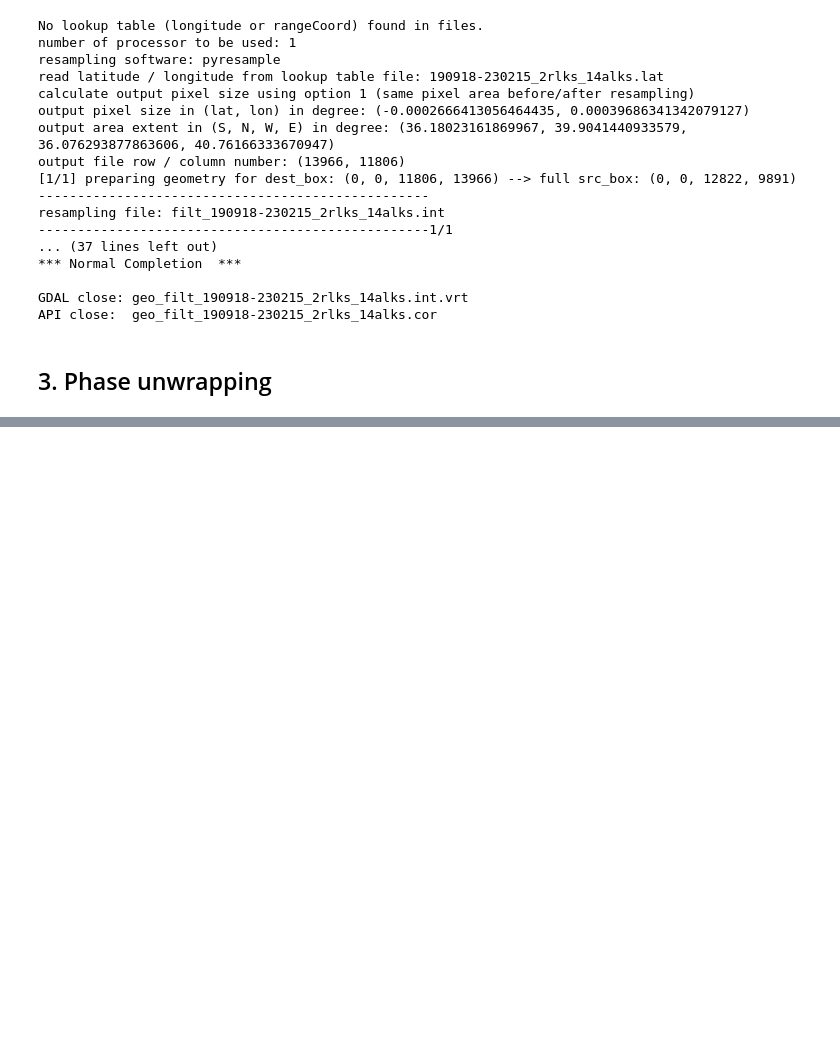
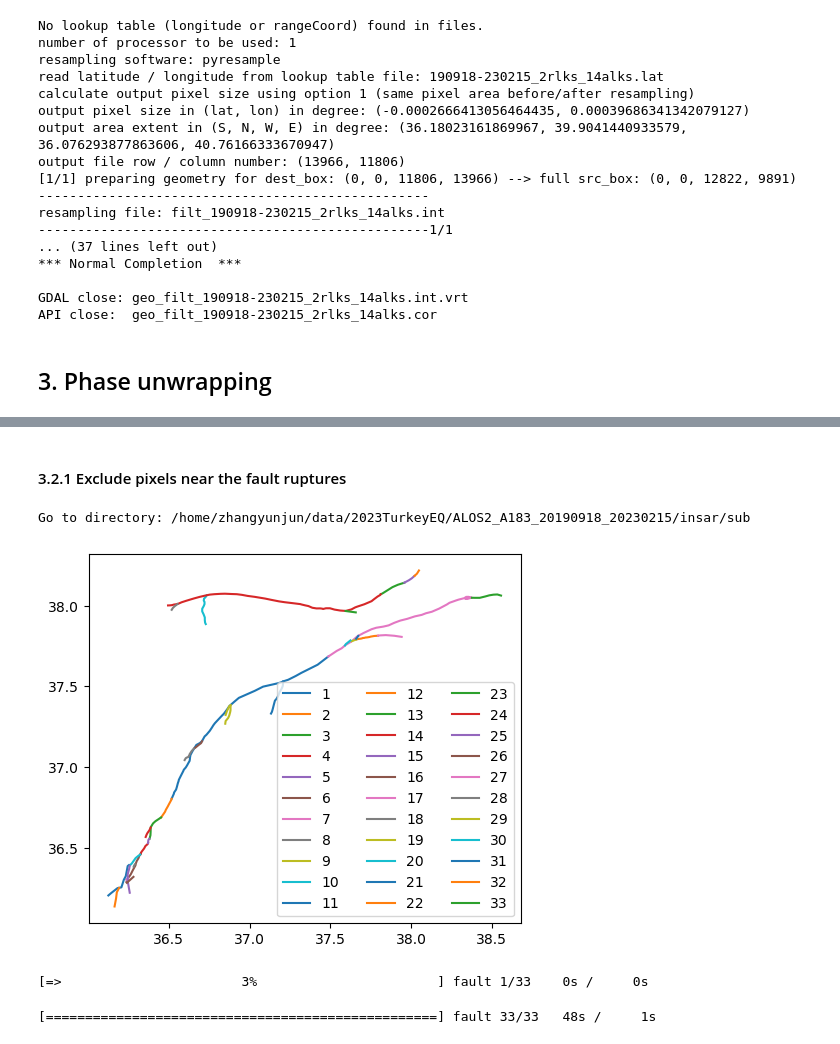
Before and after one commit to yunjunz/2023-Turkey-EQ, a Jupyter notebook: ifgram_postproc.ipynb, the cells around one changed output, grey strips where cells are left out. Saved outputs shown, nothing was run; the diff lists cells and outputs as text; code cells hidden in the pictures; blank space fills up the shorter version.

```diff
--- a/ifgram_postproc.ipynb
+++ b/ifgram_postproc.ipynb
@@ -1,16 +3,34 @@
 # %%
 %matplotlib inline
-
 import os
 import numpy as np
+import platform
 from matplotlib import pyplot as plt, ticker
+from mintpy.utils import ptime, readfile, writefile, plot as pp, utils as ut, isce_utils
+from mintpy.cli import view, subset, prep_isce
+from PIL import Image, ImageDraw
 from skimage.transform import resize
-from mintpy.utils import readfile, plot as pp, utils as ut, isce_utils
-from mintpy.cli import view
 
 cmy = pp.ColormapExt('cmy').colormap
 
-work_dir = os.path.expanduser('~/data/2023TurkeyEQ/ALOS2_A183_20190918_20230215/insar')
+dname = 'ALOS2_A183_20190918_20230215';  mli_str = '5rlks_28alks';  sub_str = '-x 0 4500'
+#dname = 'ALOS2_A184_20220905_20230220';  mli_str = '5rlks_28alks';  sub_str = '-y 3000 8000'
+#dname = 'ALOS2_D077_20220916_20230217';  mli_str = '5rlks_28alks';  sub_str = '-y 500 5500'
+
+proj_dir = os.path.expanduser('~/data/2023TurkeyEQ')
+work_dir = os.path.join(proj_dir, dname, 'insar')
 os.chdir(work_dir)
 print('Go to directory:', work_dir)
+
+date1, date2 = ptime.yymmdd(dname.split('_')[-2:])
+date12_str = f'{date1}-{date2}'
+
+# input/output files
+int_file = f'filt_{date12_str}_{mli_str}.int'
+cor_file = f'filt_{date12_str}_{mli_str}.cor'
+unw_file = f'filt_{date12_str}_{mli_str}.unw'
+lat_file = f'{date12_str}_{mli_str}.lat'
+lon_file = f'{date12_str}_{mli_str}.lon'
+wbd_file = f'{date12_str}_{mli_str}.wbd'
+msk_file = f'{date12_str}_{mli_str}.msk'
 # %% [output]
@@ -124,0 +152,43 @@ unwrap.py -i geo_filt_190918-230215_6rlks_42alks.int -c geo_filt_190918-230215_6
+# %% [markdown]
+#### 3.2.1 Exclude pixels near the fault ruptures
+# %%
+# go to sub directory
+os.chdir(os.path.join(work_dir, 'sub'))
+print('Go to directory:', os.path.join(work_dir, 'sub'))
+
+# read
+faults_lola  = readfile.read_gmt_lonlat_file(os.path.join(proj_dir, 'USGS/simple_fault_confident.lonlat'), min_dist=0)
+faults_lola += readfile.read_gmt_lonlat_file(os.path.join(proj_dir, 'USGS/simple_fault_queried.lonlat'), min_dist=0)
+# plot
+fig, ax = plt.subplots()
+for i, fault in enumerate(faults_lola):
+    ax.plot(fault[:,0], fault[:,1], label=i+1)
+ax.set_aspect('equal')
+ax.legend(ncol=3)
+plt.show()
+# %% [output]
+Go to directory: /home/zhangyunjun/data/2023TurkeyEQ/ALOS2_A183_20190918_20230215/insar/sub
+[figure, added]
+# %%
+# translate lat/lon into local X/Y coordinates
+atr = readfile.read_attribute(int_file)
+coord = ut.coordinate(atr, lookup_file=[lat_file, lon_file])
+faults_xy = []
+num_fault = len(faults_lola)
+prog_bar = ptime.progressBar(maxValue=num_fault)
+for i, fault_lola in enumerate(faults_lola):
+    prog_bar.update(i+1, suffix=f'fault {i+1}/{num_fault}')
+    # translate point-by-point to keep faults with partial points outside of the coverage
+    fault_xy = []
+    for j in range(fault_lola.shape[0]):
+        try:
+            y, x = coord.geo2radar(fault_lola[j,1], fault_lola[j,0])[:2]
+            fault_xy.append((x, y))
+        except:
+            pass
+    if fault_xy:
+        faults_xy.append(fault_xy)
+prog_bar.close()
+# %% [output]
+[=>                       3%                       ] fault 1/33    0s /     0s
+[==================================================] fault 33/33   48s /     1s
```
Also changed, not shown: parts of 19 cells of this notebook, 1 other file.
